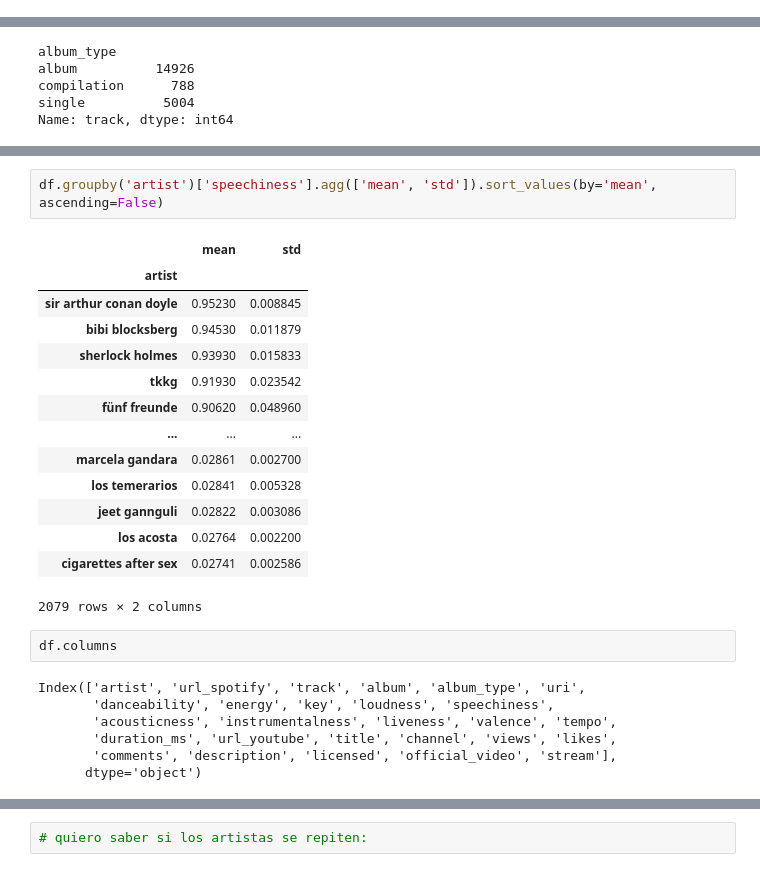
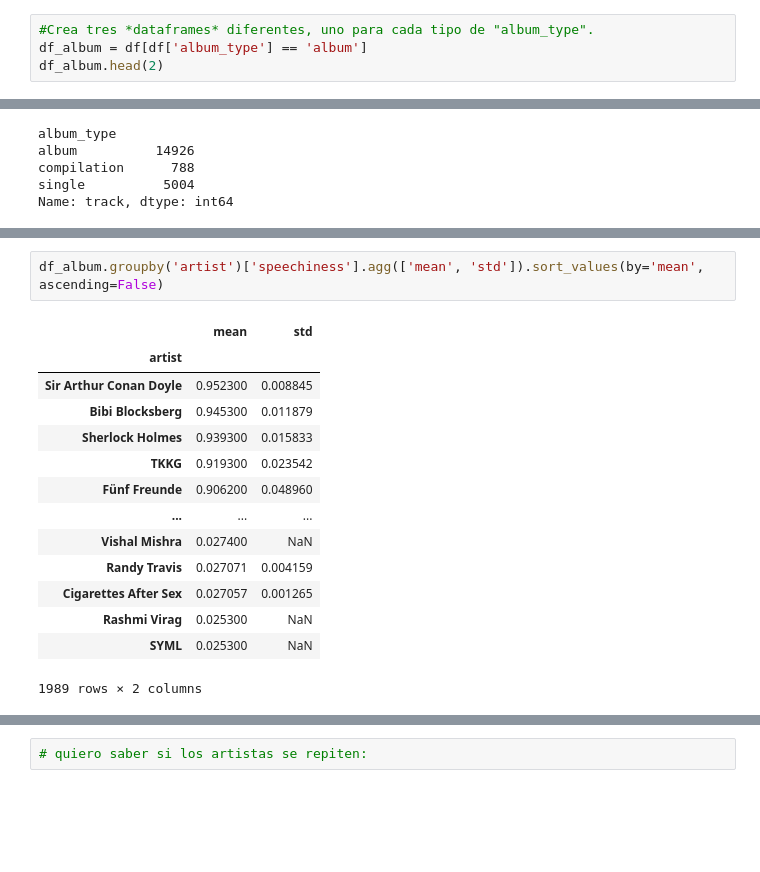
Before and after one commit to inesaag/promo-G-DA-modulo3-evaluacion-intermedia-Ines, a Jupyter notebook: ejercicios.ipynb, the cells around one changed output, grey strips where cells are left out. Cells and saved outputs as stored; diff of their text form; blank space fills up the shorter version.

```diff
--- a/ejercicios.ipynb
+++ b/ejercicios.ipynb
@@ -252,3 +252,7 @@ artistas2
 df['album_type'].unique()
 # %% [output]
 array(['album', 'single', 'compilation'], dtype=object)
+# %%
+#Crea tres *dataframes* diferentes, uno para cada tipo de "album_type".
+df_album = df[df['album_type'] == 'album']
+df_album.head(2)
@@ -298,29 +329,20 @@ df.groupby('artist')['acousticness'].agg(['mean', 'std']).sort_values(by='mean',
 # %%
-df.groupby('artist')['speechiness'].agg(['mean', 'std']).sort_values(by='mean', ascending=False)
+df_album.groupby('artist')['speechiness'].agg(['mean', 'std']).sort_values(by='mean', ascending=False)
 # %% [output]
 |  | mean | std |
 | artist |  |  |
-| sir arthur conan doyle | 0.95230 | 0.008845 |
-| bibi blocksberg | 0.94530 | 0.011879 |
-| sherlock holmes | 0.93930 | 0.015833 |
-| tkkg | 0.91930 | 0.023542 |
-| fünf freunde | 0.90620 | 0.048960 |
+| Sir Arthur Conan Doyle | 0.952300 | 0.008845 |
+| Bibi Blocksberg | 0.945300 | 0.011879 |
+| Sherlock Holmes | 0.939300 | 0.015833 |
+| TKKG | 0.919300 | 0.023542 |
+| Fünf Freunde | 0.906200 | 0.048960 |
 | ... | ... | ... |
-| marcela gandara | 0.02861 | 0.002700 |
-| los temerarios | 0.02841 | 0.005328 |
-| jeet gannguli | 0.02822 | 0.003086 |
-| los acosta | 0.02764 | 0.002200 |
-| cigarettes after sex | 0.02741 | 0.002586 |
+| Vishal Mishra | 0.027400 | NaN |
+| Randy Travis | 0.027071 | 0.004159 |
+| Cigarettes After Sex | 0.027057 | 0.001265 |
+| Rashmi Virag | 0.025300 | NaN |
+| SYML | 0.025300 | NaN |
-2079 rows × 2 columns
+1989 rows × 2 columns
-# %%
-df.columns
-# %% [output]
-Index(['artist', 'url_spotify', 'track', 'album', 'album_type', 'uri',
-       'danceability', 'energy', 'key', 'loudness', 'speechiness',
-       'acousticness', 'instrumentalness', 'liveness', 'valence', 'tempo',
-       'duration_ms', 'url_youtube', 'title', 'channel', 'views', 'likes',
-       'comments', 'description', 'licensed', 'official_video', 'stream'],
-      dtype='object')
 # %%
 #- Se quiere estudiar si existe una relación entre la cantidad de visitas que reciben los videos de música de un artista en una plataforma de streaming y la cantidad de likes que estos videos obtienen. Por lo tanto, querremos contestar a la siguiente pregunta: ¿Son aquellos artistas que tienen más visitas los que más likes tienen? Para solucionar este ejercicio deberéis:
 #- Agrupa por artista y calcular la media de visitas y de likes.
```
Also changed, not shown: parts of 24 cells of this notebook.
